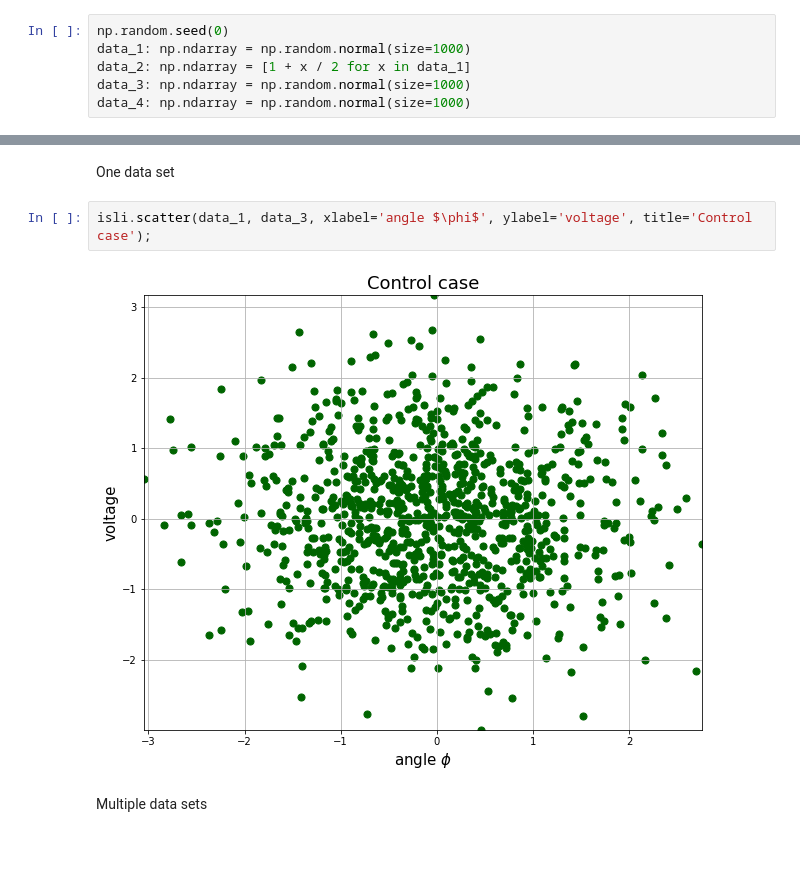
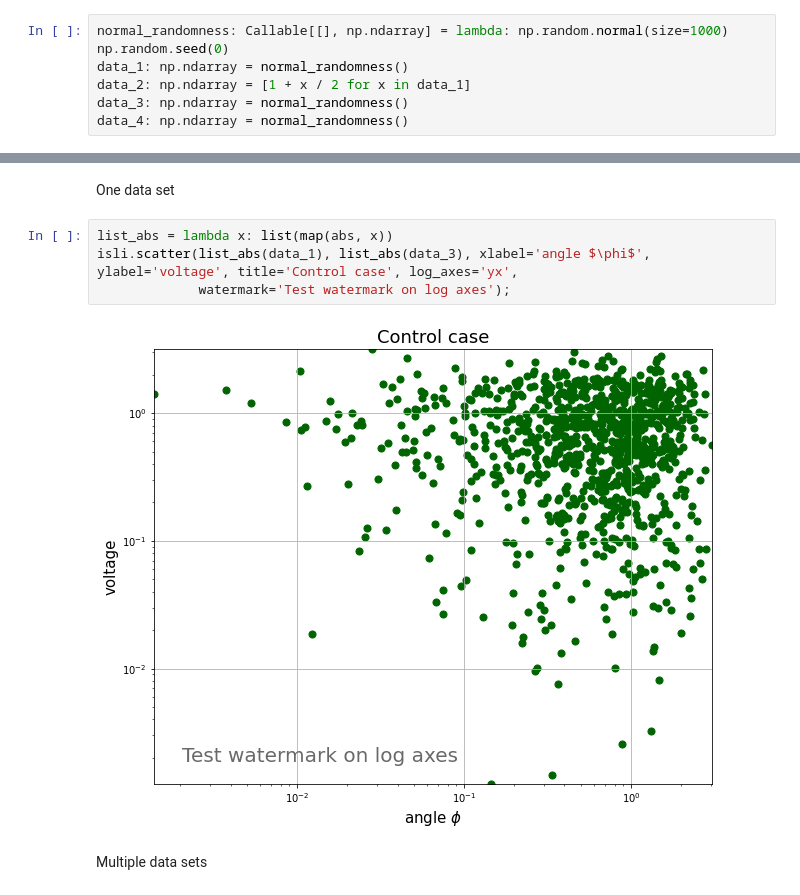
Before and after one commit to Mitchellpkt/python-isthmuslib, a Jupyter notebook: demo.ipynb, the cells around one changed output, grey strips where cells are left out. Drawn from its saved outputs; the diff is of its cells as text; blank space fills up the shorter version.

```diff
--- a/demo.ipynb
+++ b/demo.ipynb
@@ -20,11 +22,12 @@ IPython.OutputArea.prototype._should_scroll = function(lines) {
 # %% [markdown]
 Make up some random sample data
 # %%
+normal_randomness: Callable[[], np.ndarray] = lambda: np.random.normal(size=1000)
 np.random.seed(0)
-data_1: np.ndarray = np.random.normal(size=1000)
+data_1: np.ndarray = normal_randomness()
 data_2: np.ndarray = [1 + x / 2 for x in data_1]
-data_3: np.ndarray = np.random.normal(size=1000)
-data_4: np.ndarray = np.random.normal(size=1000)
+data_3: np.ndarray = normal_randomness()
+data_4: np.ndarray = normal_randomness()
 # %% [markdown]
 # Visualize 1D Histogram
 # %% [markdown]
@@ -44,9 +52,11 @@ isli.hist([data_1, data_2], xlabel='Wavelength', title='H2 observations', legend
 # %% [markdown]
 One data set
 # %%
-isli.scatter(data_1, data_3, xlabel='angle $\phi$', ylabel='voltage', title='Control case');
+list_abs = lambda x: list(map(abs, x))
+isli.scatter(list_abs(data_1), list_abs(data_3), xlabel='angle $\phi$',     ylabel='voltage', title='Control case', log_axes='yx',
+             watermark='Test watermark on log axes');
 # %% [output]
-[figure, old version]
+[figure, new version]
 # %% [markdown]
 Multiple data sets
 # %%
```
Also changed, not shown: parts of 13 cells of this notebook, 7 other files.
